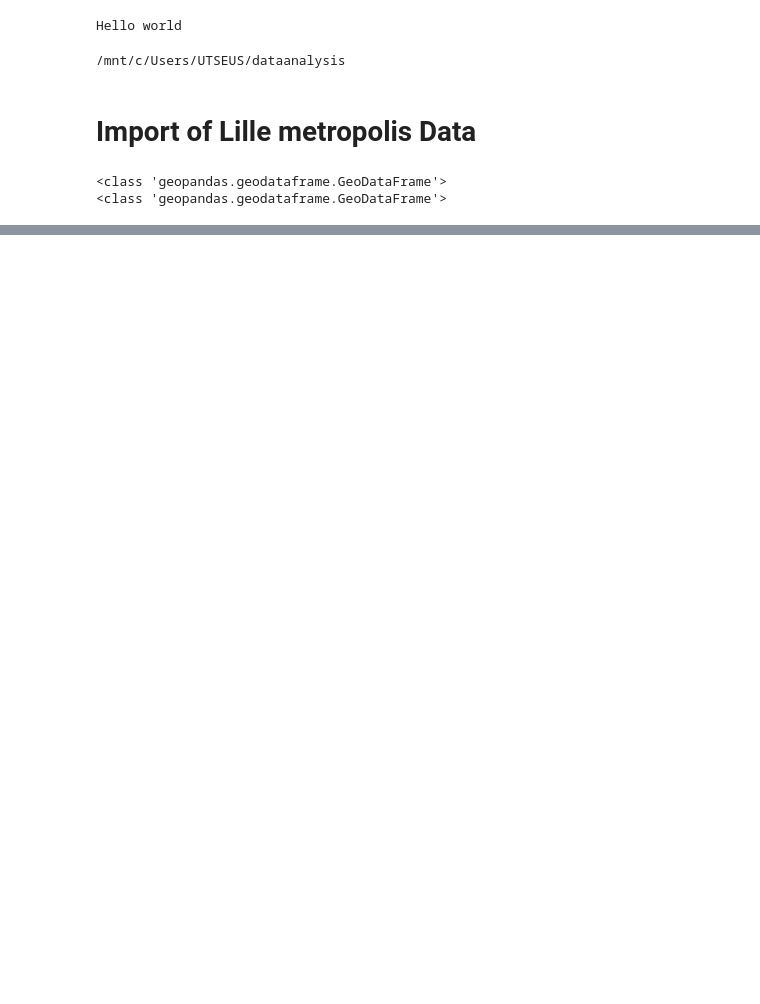
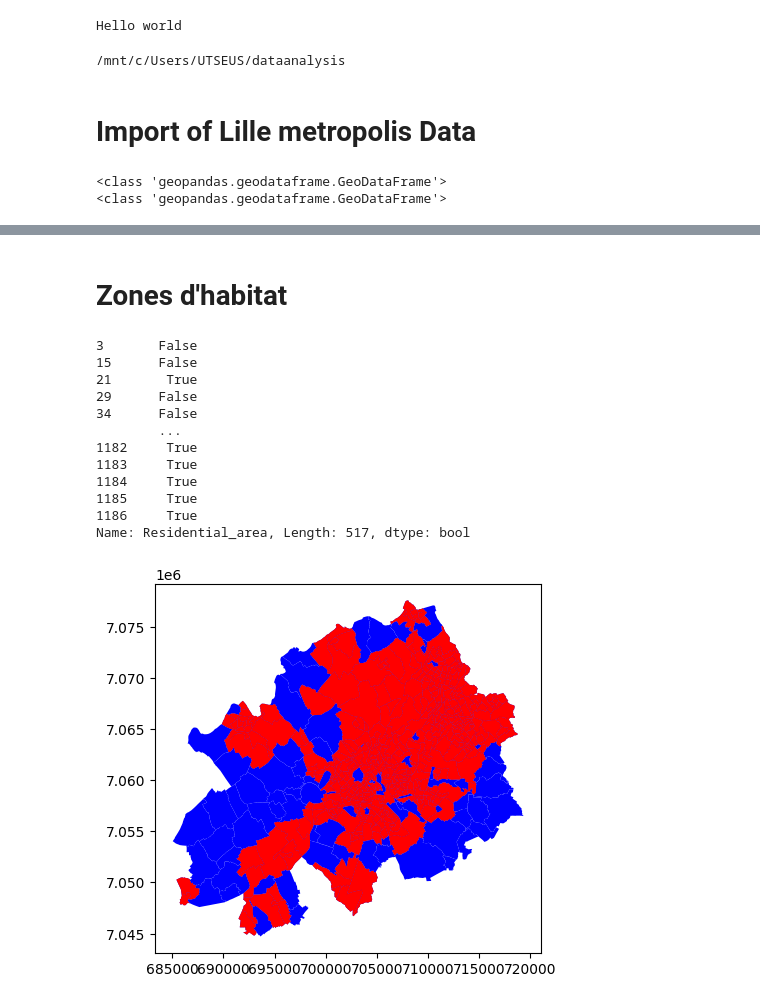
Before and after one commit to nvengeon/DataAnalysis, a Jupyter notebook: project_Nicolas.ipynb, the cells around one changed output, grey strips where cells are left out. Saved outputs shown, nothing was run; the diff lists cells and outputs as text; code cells hidden in the pictures; blank space fills up the shorter version.

```diff
--- a/project_Nicolas.ipynb
+++ b/project_Nicolas.ipynb
@@ -39,0 +141,30 @@ DriverError: 2024-project/2024-project/cartographic-resources/IRIS-GE_2-0_SHP_LA
+# %% [markdown]
+# Zones d'habitat
+# %%
+import matplotlib.pyplot as plt
+
+scoreDf['Residential_area'] = lilleMetropolis['TYP_IRIS'] == 'H'
+
+print(scoreDf['Residential_area'])
+# Plot the complete DataFrame in blue
+ax = lilleMetropolis.plot(color='blue')
+
+# Plot the subset DataFrame in red
+scoreDf[scoreDf['Residential_area'] == True].plot(ax=ax, color='red')
+
+# Show the plot
+plt.show()
+# %% [output]
+3       False
+15      False
+21       True
+29      False
+34      False
+        ...
+1182     True
+1183     True
+1184     True
+1185     True
+1186     True
+Name: Residential_area, Length: 517, dtype: bool
+[figure, added]
```
Also changed, not shown: parts of 11 cells of this notebook.
